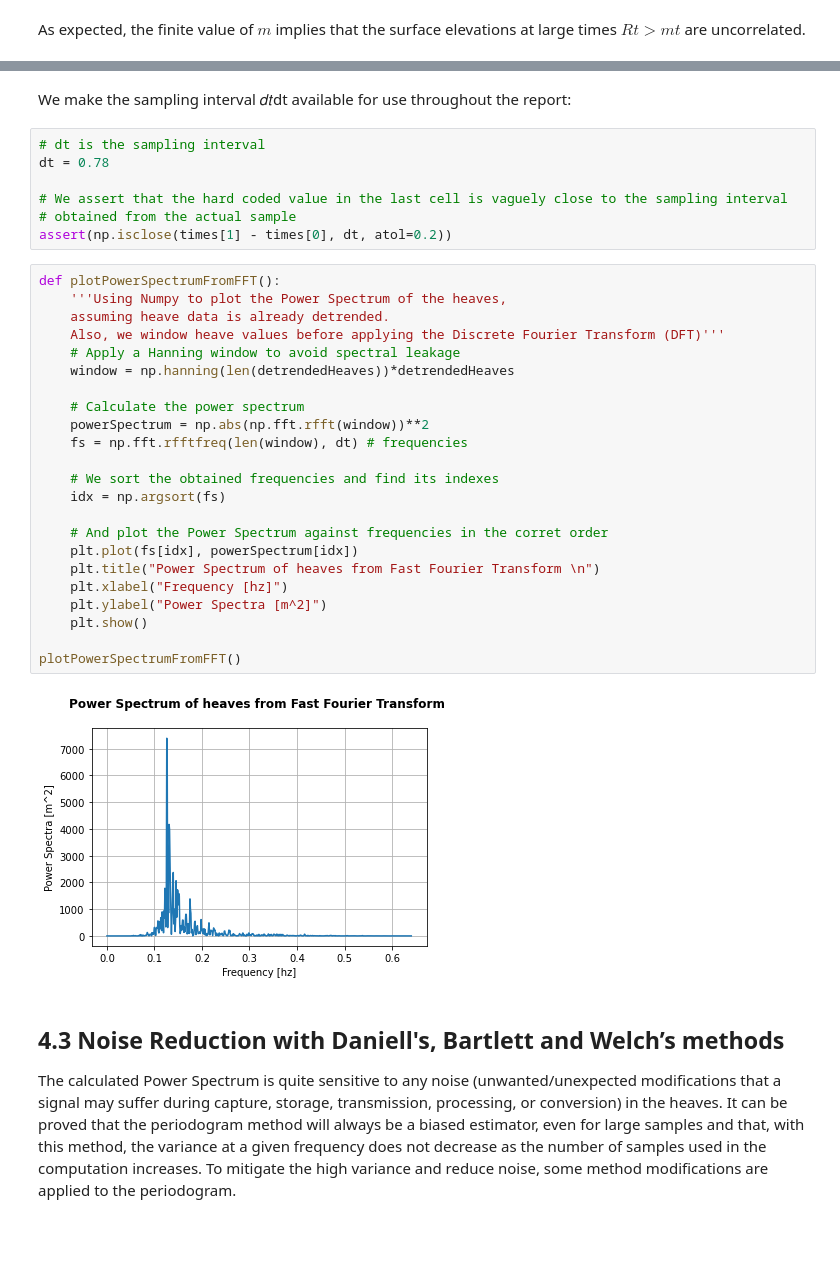
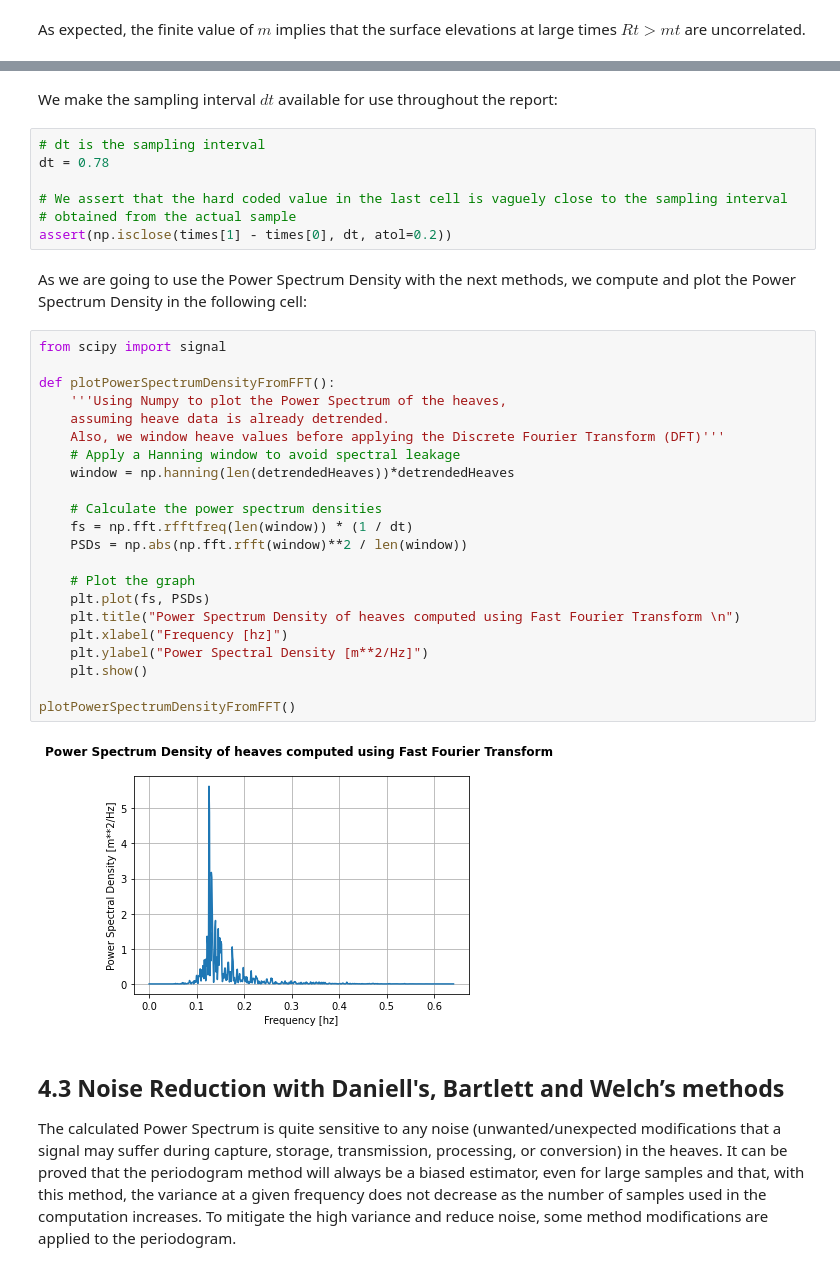
Before and after one commit to leonardolombardi07/MSW-Project1, a Jupyter notebook: Report.ipynb, the cells around one changed output, grey strips where cells are left out. Cells and saved outputs as stored; diff of their text form; blank space fills up the shorter version.

```diff
--- a/Report.ipynb
+++ b/Report.ipynb
@@ -716,5 +716,5 @@ Before applying the FFT to obtain the Power Spectrum, it is important to first d
 # %% [markdown]
-We make the sampling interval 𝑑𝑡dt available for use throughout the report:
+We make the sampling interval $dt$ available for use throughout the report:
 # %%
 # dt is the sampling interval
 dt = 0.78
@@ -722,31 +722,32 @@ dt = 0.78
 # We assert that the hard coded value in the last cell is vaguely close to the sampling interval
 # obtained from the actual sample
 assert(np.isclose(times[1] - times[0], dt, atol=0.2))
+# %% [markdown]
+As we are going to use the Power Spectrum Density with the next methods, we compute and plot the Power Spectrum Density in the following cell:
 # %%
-def plotPowerSpectrumFromFFT():
+from scipy import signal
+
+def plotPowerSpectrumDensityFromFFT():
     '''Using Numpy to plot the Power Spectrum of the heaves,
     assuming heave data is already detrended.
     Also, we window heave values before applying the Discrete Fourier Transform (DFT)'''
     # Apply a Hanning window to avoid spectral leakage
     window = np.hanning(len(detrendedHeaves))*detrendedHeaves
 
-    # Calculate the power spectrum
-    powerSpectrum = np.abs(np.fft.rfft(window))**2
-    fs = np.fft.rfftfreq(len(window), dt) # frequencies
+    # Calculate the power spectrum densities
+    fs = np.fft.rfftfreq(len(window)) * (1 / dt)
+    PSDs = np.abs(np.fft.rfft(window)**2 / len(window))
 
-    # We sort the obtained frequencies and find its indexes
-    idx = np.argsort(fs)
-
-    # And plot the Power Spectrum against frequencies in the corret order
-    plt.plot(fs[idx], powerSpectrum[idx])
-    plt.title("Power Spectrum of heaves from Fast Fourier Transform \n")
+    # Plot the graph
+    plt.plot(fs, PSDs)
+    plt.title("Power Spectrum Density of heaves computed using Fast Fourier Transform \n")
     plt.xlabel("Frequency [hz]")
-    plt.ylabel("Power Spectra [m^2]")
+    plt.ylabel("Power Spectral Density [m**2/Hz]")
     plt.show()
 
-plotPowerSpectrumFromFFT()
+plotPowerSpectrumDensityFromFFT()
 # %% [output]
-[figure, old version]
+[figure, new version]
 # %% [markdown]
 ## 4.3 Noise Reduction with Daniell's, Bartlett and Welch’s methods <a name="4.3"></a>
 
```
Also changed, not shown: parts of 13 cells of this notebook, 7 other files.
